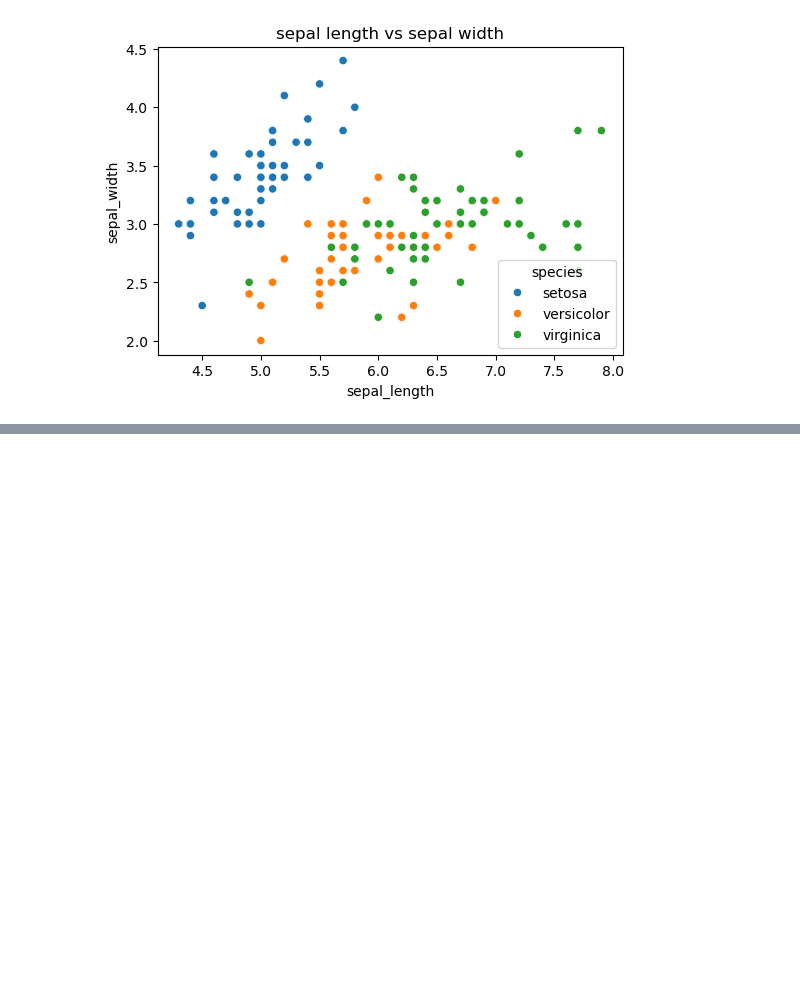
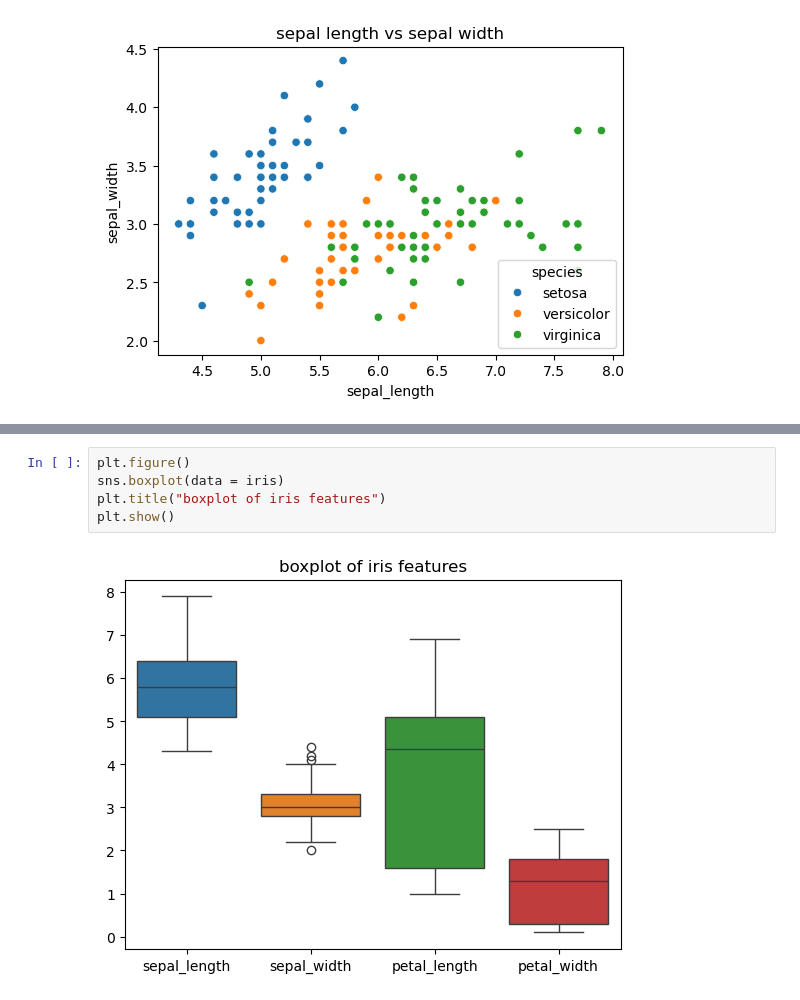
Before and after one commit to BadarsCode/DeveloperHub-Internship, a Jupyter notebook: Exporation and visualization of simple dataset/Task1.ipynb, the cells around one changed output, grey strips where cells are left out. Cells and saved outputs as stored; diff of their text form; blank space fills up the shorter version.

```diff
--- a/Exporation and visualization of simple dataset/Task1.ipynb
+++ b/Exporation and visualization of simple dataset/Task1.ipynb
@@ -94,0 +101,7 @@ plt.show()
+# %%
+plt.figure()
+sns.boxplot(data = iris)
+plt.title("boxplot of iris features")
+plt.show()
+# %% [output]
+[figure, added]
```
Also changed, not shown: parts of 2 cells of this notebook.
